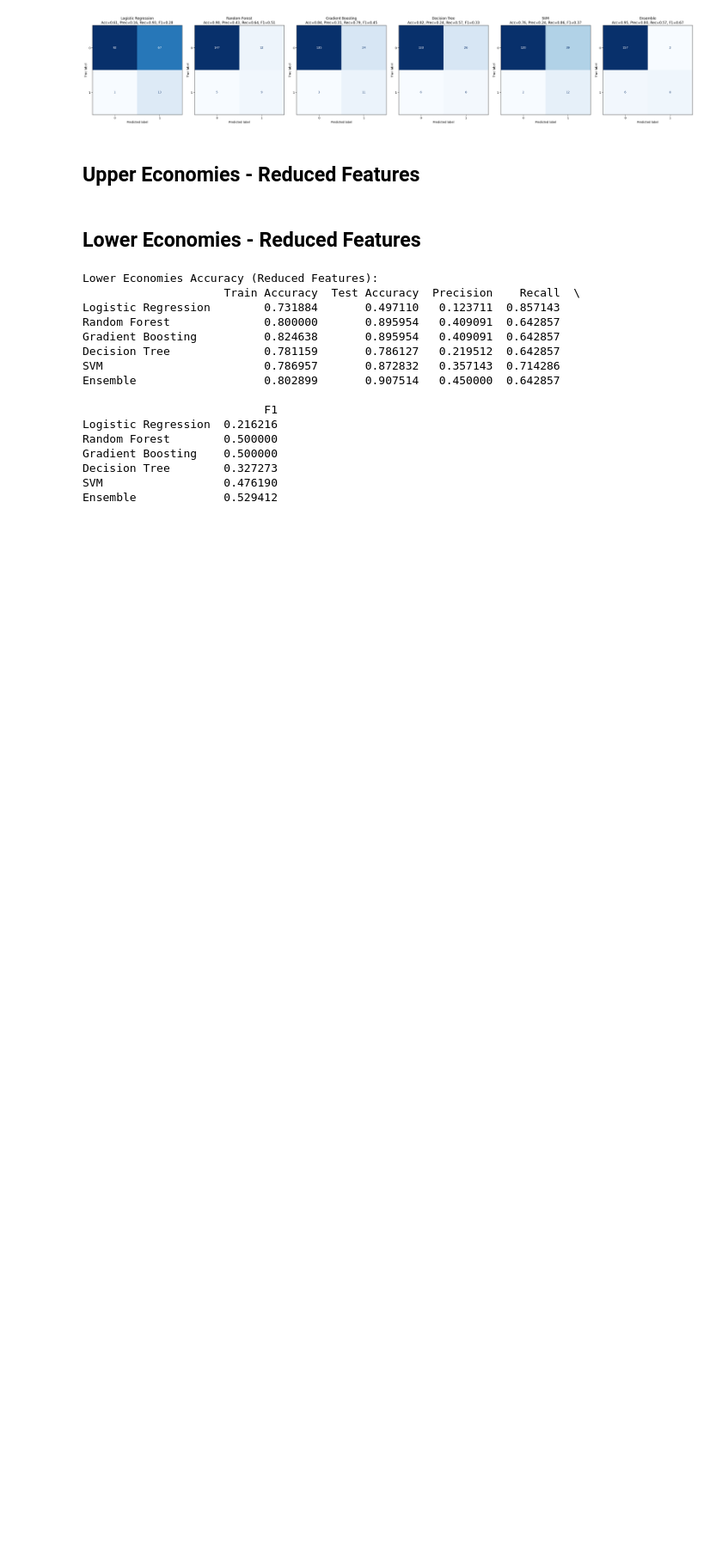
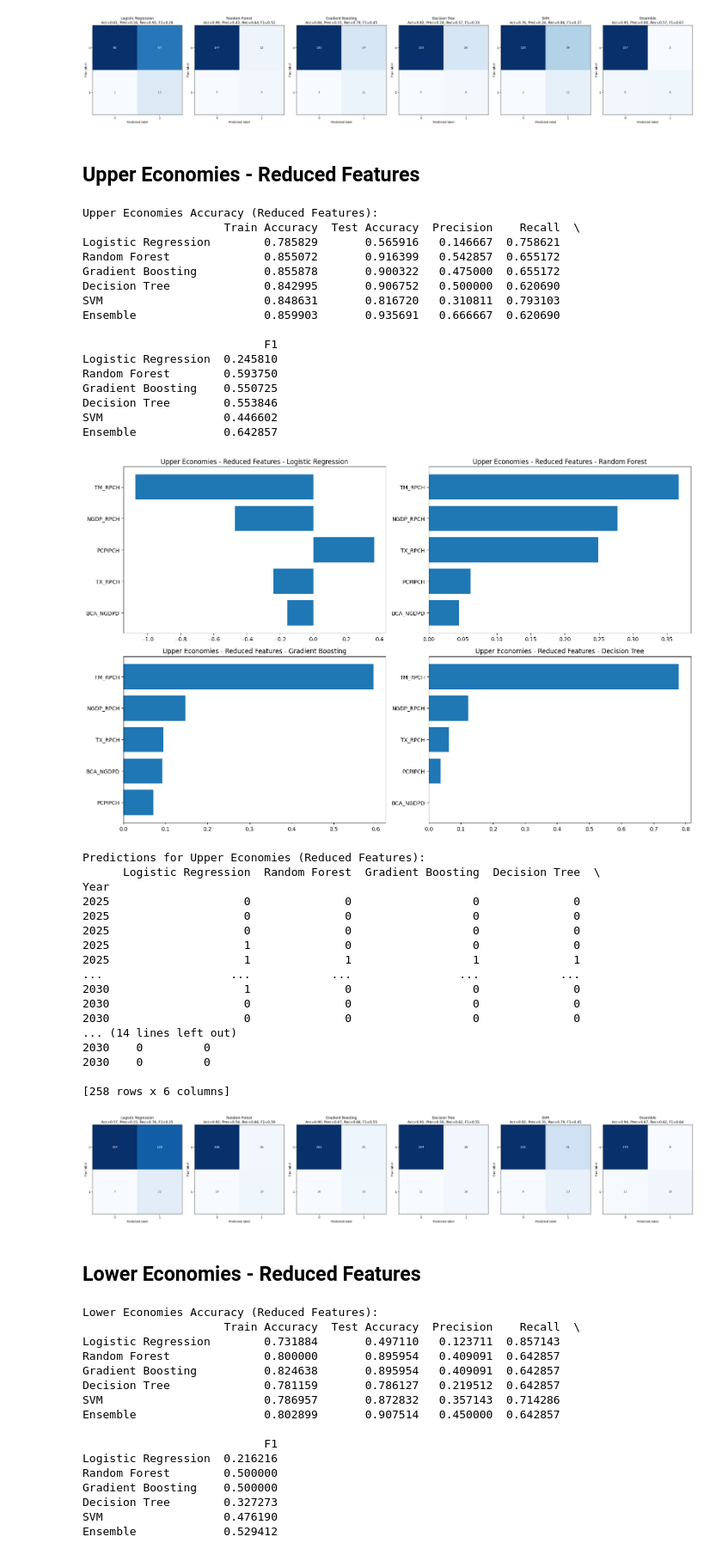
Before and after one commit to ningerdinger/Machine_Learning, a Jupyter notebook: Final_product.ipynb, the cells around one changed output. Shown at 86% size. Saved outputs shown, nothing was run; the diff lists cells and outputs as text; code cells hidden in the pictures; blank space fills up the shorter version.

```diff
--- a/Final_product.ipynb
+++ b/Final_product.ipynb
@@ -321,7 +321,7 @@ array(['Finland', 'Japan', 'United_Kingdom', 'Norway', 'Canada',
 # %% [markdown]
 ## Split Training and Prediction Data
 # %%
-df_predict = df_pivot.loc[df_pivot.index > 2024]
+df_predict = df_pivot.loc[df_pivot.index > 2025]
 df_predict_original = df_predict.copy()
 df_predict = df_predict.drop(columns=["Recession", "Country"])
 df_predict
@@ -990,33 +990,69 @@ Ensemble             0.666667
 # %%
 X_upper = df_Upper_Economies[selected_features]
 y_upper = df_Upper_Economies["Recession"]
 
 split_index_upper = int(len(X_upper) * 0.8)
 X_train_upper = X_upper.iloc[:split_index_upper]
 X_test_upper = X_upper.iloc[split_index_upper:]
 y_train_upper = y_upper.iloc[:split_index_upper]
 y_test_upper = y_upper.iloc[split_index_upper:]
 
 # ✅ Unpack all three return values
-models_upper, summary_df_upper, confusion_mats_upper = train_all_models(
+models_upper_reduced, summary_df_upper_reduced, confusion_mats_upper_reduced = train_all_models(
     X_train_upper, y_train_upper, X_test_upper, y_test_upper, threshold=0.5
 )
 
 print("Upper Economies Accuracy (Reduced Features):")
-print(summary_df_upper)
+print(summary_df_upper_reduced)
 
 # Feature importance
-plot_feature_importance(models_upper, feature_names=selected_features,
+plot_feature_importance(models_upper_reduced, feature_names=selected_features,
                         title_prefix="Upper Economies - Reduced Features - ")
 
 # Predictions
 X_predict_upper_reduced = df_predict_upper[selected_features]
-predictions_upper_reduced = make_predictions(models_upper, X_predict_upper_reduced, threshold=0.5)
+predictions_upper_reduced = make_predictions(models_upper_reduced, X_predict_upper_reduced, threshold=0.5)
 print("Predictions for Upper Economies (Reduced Features):")
 print(predictions_upper_reduced)
 
 # ✅ Show confusion matrices (all in one window)
-show_confusion_matrices(confusion_mats_upper, summary_df_upper, threshold=0.5)
+show_confusion_matrices(confusion_mats_upper_reduced, summary_df_upper_reduced, threshold=0.5)
+# %% [output]
+Upper Economies Accuracy (Reduced Features):
+                     Train Accuracy  Test Accuracy  Precision    Recall  \
+Logistic Regression        0.785829       0.565916   0.146667  0.758621
+Random Forest              0.855072       0.916399   0.542857  0.655172
+Gradient Boosting          0.855878       0.900322   0.475000  0.655172
+Decision Tree              0.842995       0.906752   0.500000  0.620690
+SVM                        0.848631       0.816720   0.310811  0.793103
+Ensemble                   0.859903       0.935691   0.666667  0.620690
+
+                           F1
+Logistic Regression  0.245810
+Random Forest        0.593750
+Gradient Boosting    0.550725
+Decision Tree        0.553846
+SVM                  0.446602
+Ensemble             0.642857
+[figure, added]
+Predictions for Upper Economies (Reduced Features):
+      Logistic Regression  Random Forest  Gradient Boosting  Decision Tree  \
+Year
+2025                    0              0                  0              0
+2025                    0              0                  0              0
+2025                    0              0                  0              0
+2025                    1              0                  0              0
+2025                    1              1                  1              1
+...                   ...            ...                ...            ...
+2030                    1              0                  0              0
+2030                    0              0                  0              0
+2030                    0              0                  0              0
+... (14 lines left out)
+2030    0         0
+2030    0         0
+
+[258 rows x 6 columns]
+[figure, added]
 # %% [markdown]
 ## Lower Economies - Reduced Features
 # %%
```
Also changed, not shown: parts of 2 cells of this notebook.
